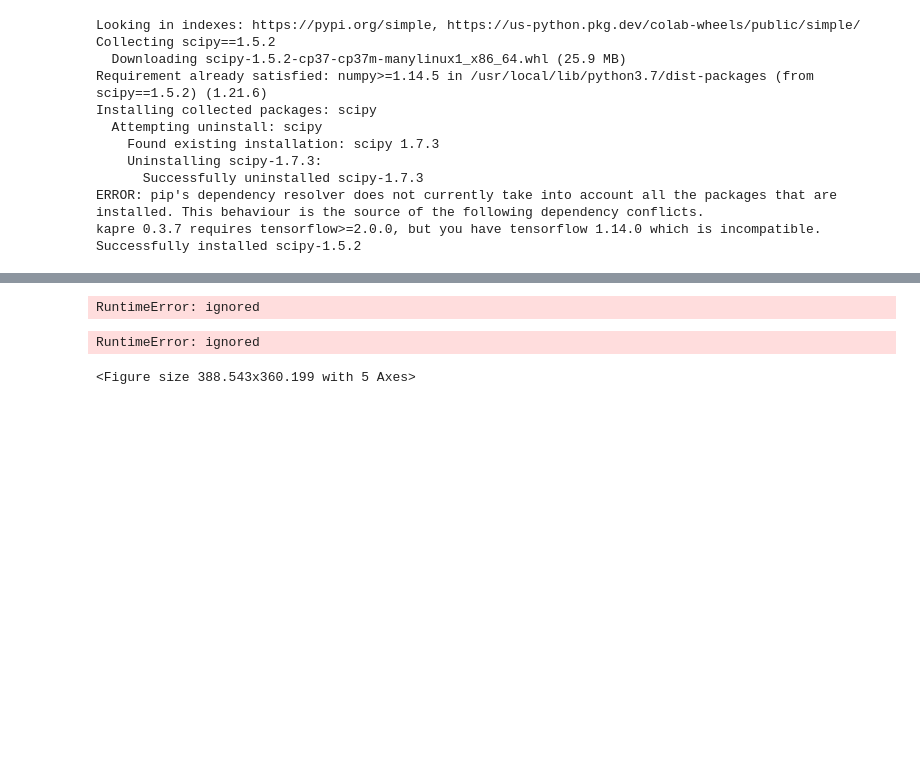
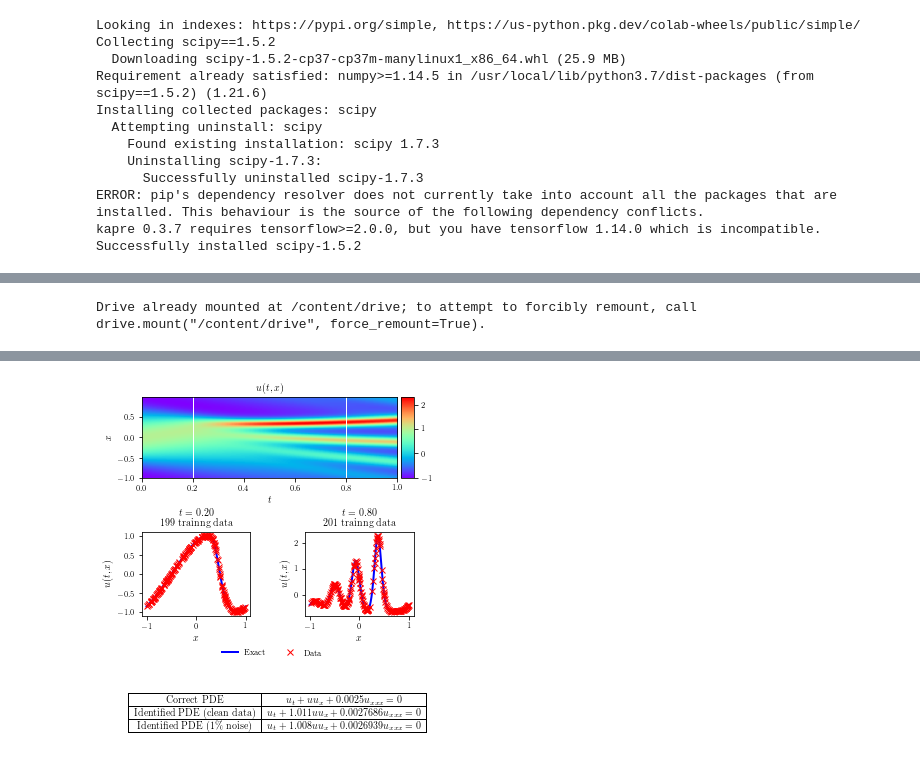
Before and after one commit to amiralizadeh1/PINNs, a Jupyter notebook: KdV.ipynb, the cells around one changed output, grey strips where cells are left out. Cells and saved outputs as stored; diff of their text form; code cells hidden in the pictures; blank space fills up the shorter version.

Commit message:
Created using Colaboratory - plotting issues solved

```diff
--- a/KdV.ipynb
+++ b/KdV.ipynb
@@ -65,10 +110,13 @@ SyntaxError: ignored
+# %%
+from google.colab import drive #add the utilities and data folders to google drive
+drive.mount('/content/drive') #and mount it on google colab
+# %% [output]
+Drive already mounted at /content/drive; to attempt to forcibly remount, call drive.mount("/content/drive", force_remount=True).
 # %%
 """
 @author: Maziar Raissi
 """
 
-from google.colab import drive
-drive.mount('/content/drive')
 import sys
 sys.path.insert(0, '/content/drive/MyDrive/Utilities') #upload utilities folder to your google drive before running the lines
 
@@ -317,7 +365,7 @@ if __name__ == "__main__":
     ######################################################################
     ########################### Noisy Data ###############################
     ######################################################################
-    noise = 0.000001
+    noise = 0.01
 
     u0 = u0 + noise*np.std(u0)*np.random.randn(u0.shape[0], u0.shape[1])
     u1 = u1 + noise*np.std(u1)*np.random.randn(u1.shape[0], u1.shape[1])
@@ -395,5 +443,5 @@ if __name__ == "__main__":
     s = s1+s2+s3+s4+s5
     ax.text(-0.1,0.2,s)
 
-    # savefig('./figures/KdV')
+    #savefig('./figures/KdV')
 # %% [output]
@@ -418,3 +465 @@ Error in callback <function install_repl_displayhook.<locals>.post_execute at 0x
-RuntimeError: ignored
-RuntimeError: ignored
-<Figure size 388.543x360.199 with 5 Axes>
+[figure, added]
```
Also changed, not shown: parts of 9 cells of this notebook.
